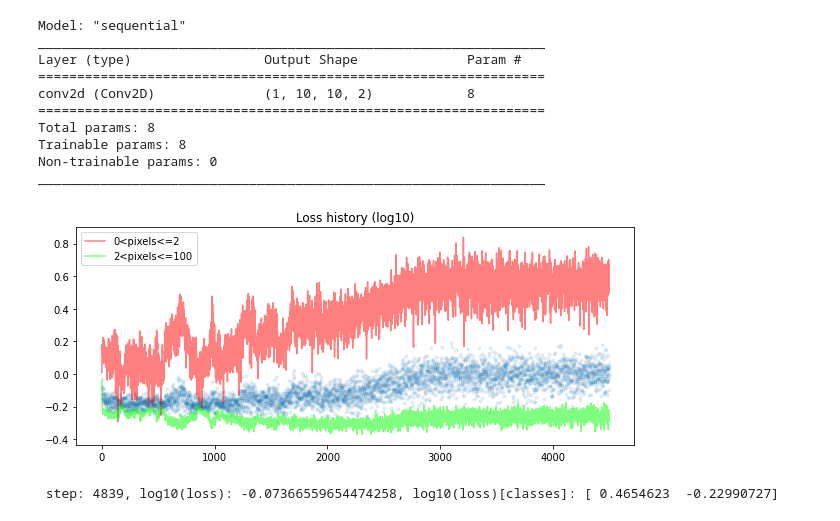
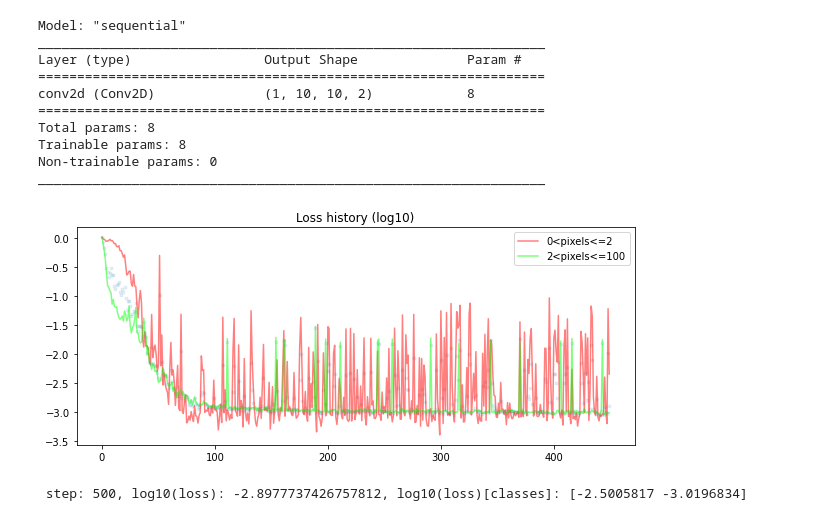
Before and after one commit to nunocalaim/CellularAutomata, a Jupyter notebook: 20210105_NC_CountCells_CA_2_OverFit.ipynb, the cells around one changed output. Saved outputs shown, nothing was run; the diff lists cells and outputs as text; code cells hidden in the pictures.

```diff
--- a/20210105_NC_CountCells_CA_2_OverFit.ipynb
+++ b/20210105_NC_CountCells_CA_2_OverFit.ipynb
@@ -39,7 +39,7 @@ physical_device_desc: "device: 0, name: Tesla P4, pci bus id: 0000:00:04.0, comp
 # importlib.reload(vis_ca)
 # %%
 # Type of Run
-JustTestingCode = False # If True run everything faster, for Debugging
+JustTestingCode = True # If True run everything faster, for Debugging
 FullModelQ = False # If True, then the model has many parameters. Use False if you want to overfit and only use 2 classes
 
 seed_training = 1
@@ -53,6 +53,7 @@ RebuildDatasetQ = False # if True we rebuild the dataset
 size_ds = 100000 #the number of images on the dataset
 
 ADD_NOISE = True # if True then the normal update of the CA has noise added
+InitializeRandomQ = True # if True, the initial state of the CA is random
 MutateTrainingQ = True # if True, during training we mutate the image to anothe random one
 MutateTestingQ = True # if True, during testing we mutate the image
 
@@ -163,32 +163,35 @@ else:
 # %%
 # Training happens here
 np.random.seed(seed_training)
 if RunTrainingQ:
     # Training Loop
     for i in range(ITER, TR_NO_ITERATIONS):
 
         b_idx = np.random.randint(0, x_train.shape[0] - 1, size=BATCH_SIZE)
-        x0 = ca.initialize(x_train[b_idx])
+        if InitializeRandomQ:
+            x0 = ca.initialize_random(x_train[b_idx])
+        else:
+            x0 = ca.initialize(x_train[b_idx])
         y0 = y_train_pic[b_idx]
         y0_label = y_label_train[b_idx]
         y0_label = tf.convert_to_tensor(y0_label)
 
         x, loss, c_l = ca_model.train_step(trainer, ca, x0, y0, y0_label, TR_EVOLVE, NO_CLASSES, MutateTrainingQ=MutateTrainingQ)
 
         loss_log[i] = loss.numpy()
         loss_log_classes[i, :] = [k.numpy() for k in c_l]
 
         if i % visualise_every == 0:
             clear_output()
             vis_ca.plot_loss(loss_log[:i], loss_log_classes[:i, :], folder, id_run, limits_c_p, color_lookup, True)
         if i % export_every == 0:
             ca_model.export_model(folder, id_run, ca, i, loss_log, loss_log_classes)
 
         print('\r step: {}, log10(loss): {}, log10(loss)[classes]: {}'.format(i + 1, np.log10(loss), np.log10(c_l)), end='')
     ca_model.export_model(folder, id_run, ca, TR_NO_ITERATIONS, loss_log, loss_log_classes)
 # %% [output]
-[figure, old version]
+[figure, new version]
- step: 4839, log10(loss): -0.07366559654474258, log10(loss)[classes]: [ 0.4654623  -0.22990727]
+ step: 500, log10(loss): -2.8977737426757812, log10(loss)[classes]: [-2.5005817 -3.0196834]
 # %%
 if RunTestMoviesQ:
     eval_bs = 5 ** 2 # number of samples to show in the movie
```
Also changed, not shown: parts of 4 cells of this notebook, 2 other files.
